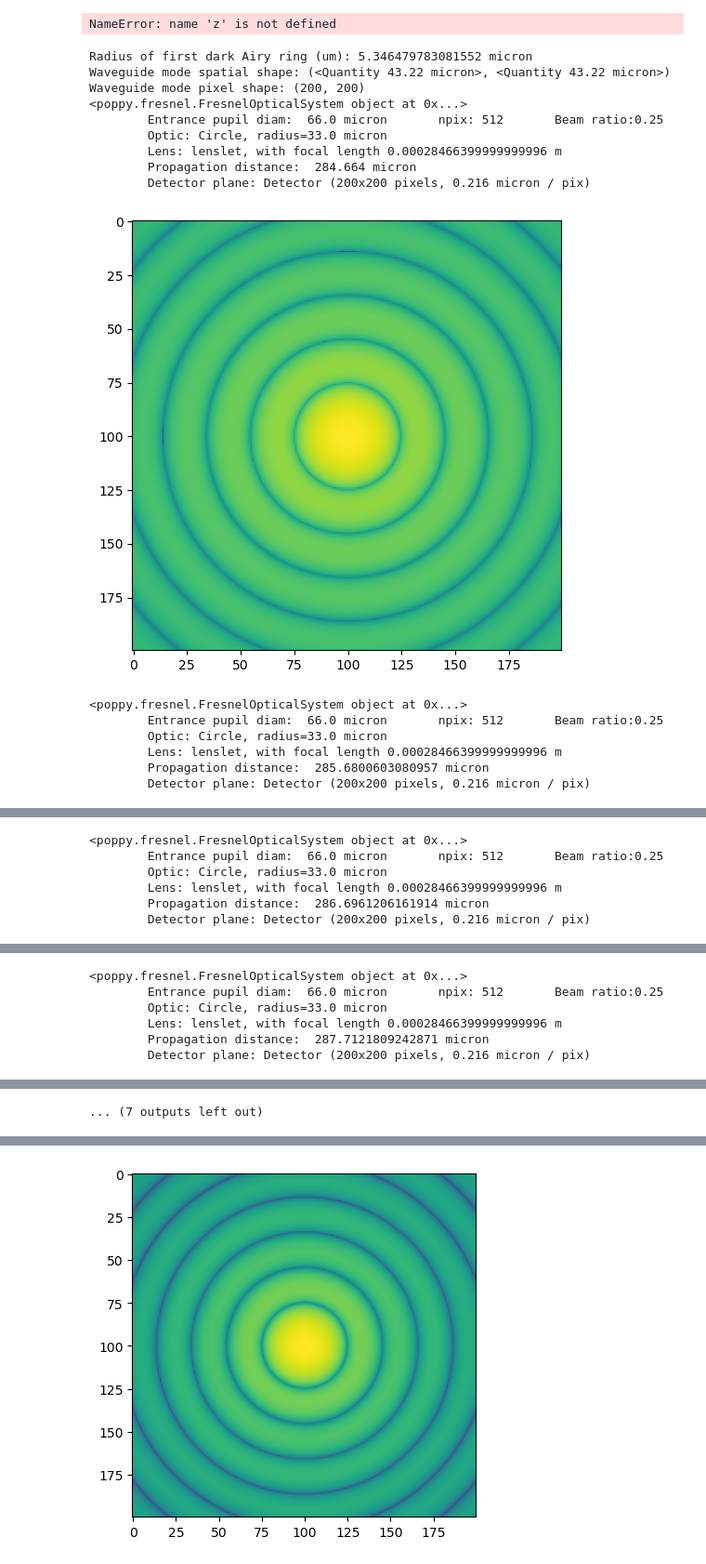
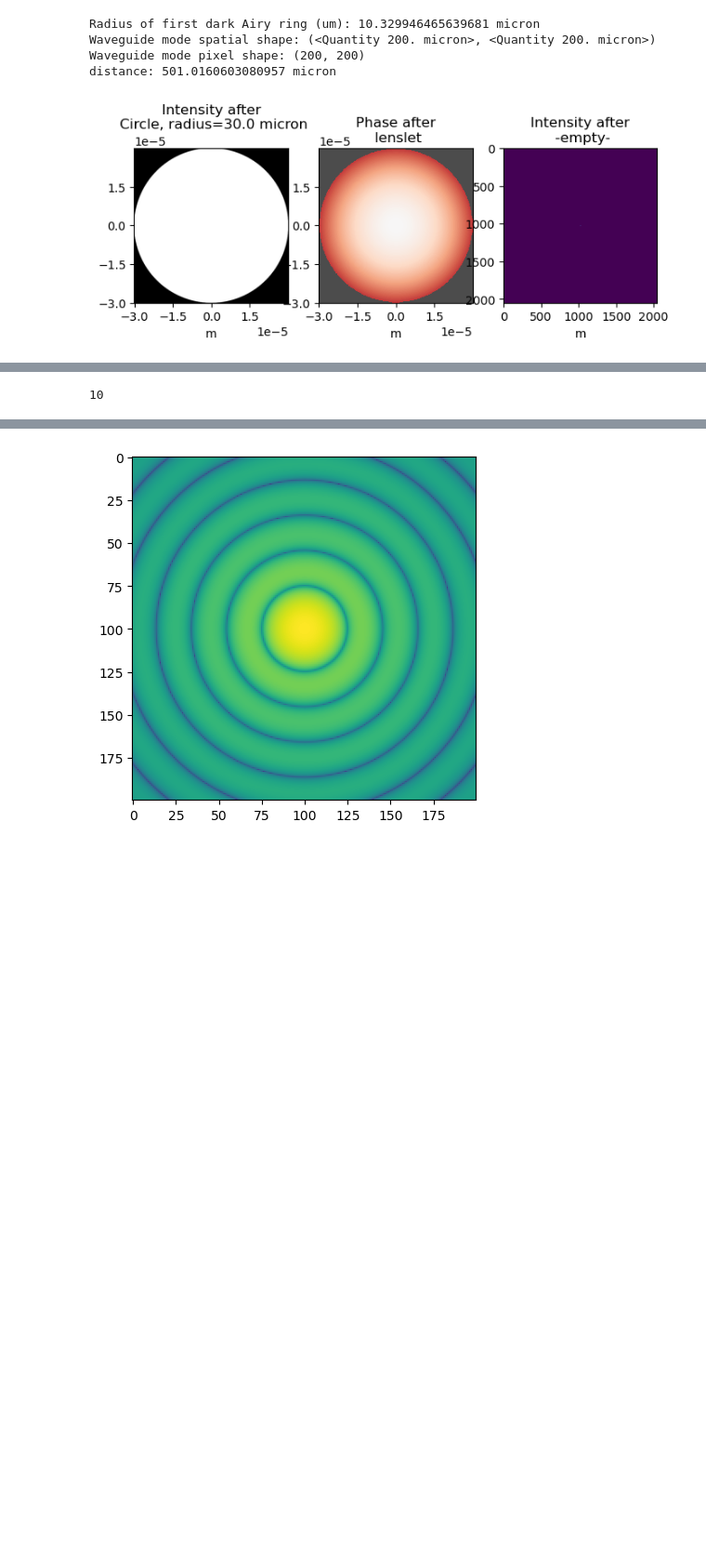
Before and after one commit to mwanakijiji/glint_misc, a Jupyter notebook: notebooks/fresnel_troubleshooting.ipynb, the cells around one changed output, grey strips where cells are left out. Shown at 93% size. Drawn from its saved outputs; the diff is of its cells as text; code cells hidden in the pictures; blank space fills up the shorter version.

Commit message:
notebook subaru pupil

```diff
--- a/notebooks/fresnel_troubleshooting.ipynb
+++ b/notebooks/fresnel_troubleshooting.ipynb
@@ -17,8 +17,8 @@ from poppy.poppy_core import PlaneType
 ## BEGIN USER-DEFINED QUANTITIES
 
 # initial focal length of lens (um) in the substrate
-f_lens_substr = 284.664*u.micron
-#f_lens_substr = 800.*u.micron
+#f_lens_substr = 284.664*u.micron
+f_lens_substr = 400.*u.micron
 
 # pixel scale of 'detector' (plane of waveguide entrance)
 scale_wg = 0.2161*u.micron/u.pix
@@ -34,10 +34,6 @@ n_glass = 1.5255
 wavel_air = 1.55*u.micron
 
 ## END USER-DEFINED QUANTITIES
-# %%
-z
-# %% [output]
-NameError: name 'z' is not defined
 # %%
 # derived quantities
 
@@ -95,9 +91,9 @@ defocus_values_array = np.nan*np.ones(int(2*steps_one_side)) # will collect defo
 idx_accum = 0 # initialize index
 
 ## LOOP THIS
-for step_foc in range(0,10): #-int(steps_one_side),int(steps_one_side)):
+for step_foc in range(10,11): #-int(steps_one_side),int(steps_one_side)):
 
-    NWAVES = step_foc*1. #0.1 # size of defocus ito waves
+    NWAVES = step_foc*0.1 # size of defocus ito waves
 
     ## LOOP THIS
     z = f_lens_substr + NWAVES*wavel_substr # propagation distance
@@ -112,17 +108,20 @@ for step_foc in range(0,10): #-int(steps_one_side),int(steps_one_side)):
     opt_sys.add_optic(ap, distance=0*u.micron)
     opt_sys.add_optic(m1, distance=0*u.micron)
 
-    opt_sys.add_detector(pixelscale=scale_wg, fov_pixels=200, distance=z)
+    #opt_sys.add_detector(pixelscale=scale_wg, fov_pixels=200, distance=z)
 
-    opt_sys.describe()
+    #opt_sys.describe()
+    opt_sys.add_optic(poppy.ScalarTransmission(transmission=1.0), distance=z)
 
+    print('distance:',z)
     plt.figure(figsize=(8,6))
     psf, waves = opt_sys.calc_psf(wavelength=wavel_substr, display_intermediates=True, return_intermediates=True)
     # handy
     # plt.imshow(psf[0].data,norm='log')
 
+    plt.imshow(psf[0].data)
 
-    plt.clf()
+    #plt.clf()
     '''
     plt.imshow(waves[-1].intensity,norm='log')
     plt.colorbar()
@@ -223,47 +222,36 @@ for step_foc in range(0,10): #-int(steps_one_side),int(steps_one_side)):
 
     plt.clf()
     fig, ax = plt.subplots(nrows=2, ncols=4, figsize=(12,6), layout='constrained')
     ax[0,0].imshow(wf_amp_rescaled, norm='log', origin='lower')
     ax[0,0].set_title('Ampl (log)')
     ax[0,0].add_patch(Circle((circ_cen_x,circ_cen_y),radius=circ_r_pix,color='white',fill=False))
 
     ax[0,1].imshow(wf_phase_rescaled,norm='linear', origin='lower')
     ax[0,1].set_title('Phase')
     ax[0,1].add_patch(Circle((circ_cen_x,circ_cen_y),radius=circ_r_pix,color='white',fill=False))
 
     ax[0,2].imshow(psf_intensity,norm='log', origin='lower')
     ax[0,2].set_title('Intensity (log)')
     ax[0,2].add_patch(Circle((circ_cen_x,circ_cen_y),radius=circ_r_pix,color='white',fill=False))
 
     ax[1,0].imshow(waveguide_cutout, origin='lower')
     ax[1,0].set_title('Waveguide mode I')
     ax[1,0].add_patch(Circle((circ_cen_x,circ_cen_y),radius=circ_r_pix,color='white',fill=False))
 
     ax[1,1].plot(psf_intensity[100,:]/np.max(psf_intensity))
     ax[1,1].plot(waveguide_cutout[100,:]/np.max(waveguide_cutout))
 
     plt.tight_layout()
 
     plt.savefig('junk'+str(step_foc)+'.png')
     #import ipdb; ipdb.set_trace()
     '''
 
-    plt.imshow(waves[-1].intensity,norm='log')
-    plt.show()
+    #plt.imshow(waves[-1].intensity,norm='log')
+    #plt.show()
 # %% [output]
-Radius of first dark Airy ring (um): 5.346479783081552 micron
-Waveguide mode spatial shape: (<Quantity 43.22 micron>, <Quantity 43.22 micron>)
+Radius of first dark Airy ring (um): 10.329946465639681 micron
+Waveguide mode spatial shape: (<Quantity 200. micron>, <Quantity 200. micron>)
 Waveguide mode pixel shape: (200, 200)
-<poppy.fresnel.FresnelOpticalSystem object at 0x...>
-        Entrance pupil diam:  66.0 micron       npix: 512       Beam ratio:0.25
-        Optic: Circle, radius=33.0 micron
-        Lens: lenslet, with focal length 0.00028466399999999996 m
-        Propagation distance:  284.664 micron
-        Detector plane: Detector (200x200 pixels, 0.216 micron / pix)
+distance: 501.0160603080957 micron
-[figure, old version]
+[figure, new version]
-<poppy.fresnel.FresnelOpticalSystem object at 0x...>
-        Entrance pupil diam:  66.0 micron       npix: 512       Beam ratio:0.25
-        Optic: Circle, radius=33.0 micron
-        Lens: lenslet, with focal length 0.00028466399999999996 m
-        Propagation distance:  285.6800603080957 micron
-        Detector plane: Detector (200x200 pixels, 0.216 micron / pix)
@@ -271,6 +257,0 @@ Waveguide mode pixel shape: (200, 200)
-<poppy.fresnel.FresnelOpticalSystem object at 0x...>
-        Entrance pupil diam:  66.0 micron       npix: 512       Beam ratio:0.25
-        Optic: Circle, radius=33.0 micron
-        Lens: lenslet, with focal length 0.00028466399999999996 m
-        Propagation distance:  286.6961206161914 micron
-        Detector plane: Detector (200x200 pixels, 0.216 micron / pix)
@@ -278,6 +257,0 @@ Waveguide mode pixel shape: (200, 200)
-<poppy.fresnel.FresnelOpticalSystem object at 0x...>
-        Entrance pupil diam:  66.0 micron       npix: 512       Beam ratio:0.25
-        Optic: Circle, radius=33.0 micron
-        Lens: lenslet, with focal length 0.00028466399999999996 m
-        Propagation distance:  287.7121809242871 micron
-        Detector plane: Detector (200x200 pixels, 0.216 micron / pix)
@@ -299,2 +258,5 @@ Waveguide mode pixel shape: (200, 200)
-... (7 outputs left out)
+# %%
+step_foc
+# %% [output]
+10
 # %%
```
Also changed, not shown: parts of 21 cells of this notebook, 2 other files.
